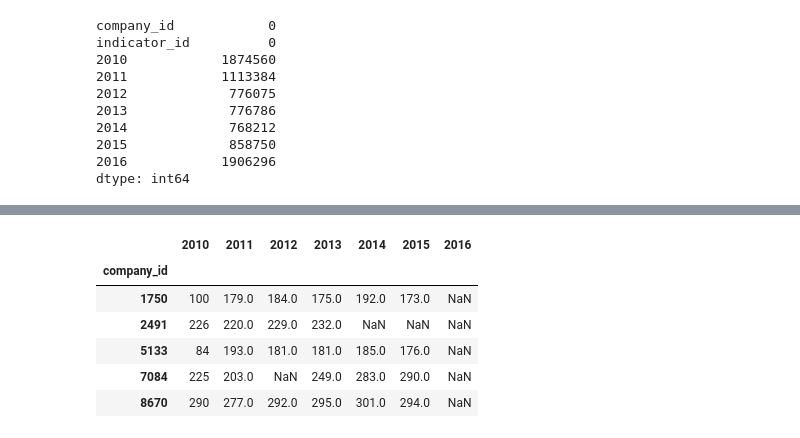
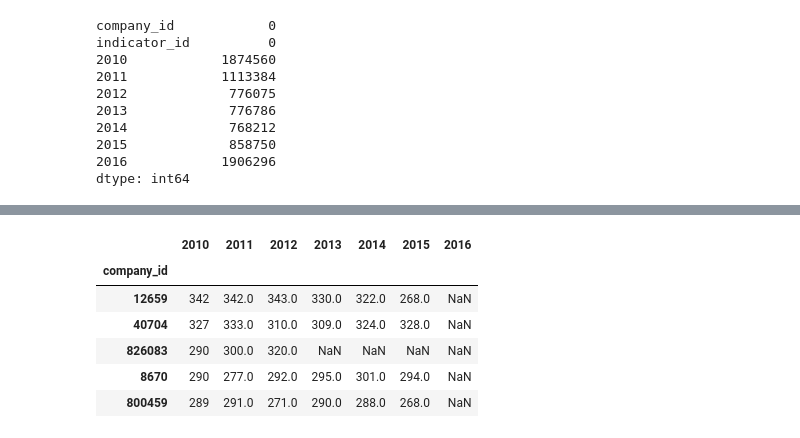
Before and after one commit to trupteshpatel02/us-stock-fundamentals, a Jupyter notebook: code/stockfundamentals.ipynb, the cells around one changed output, grey strips where cells are left out. Cells and saved outputs as stored; diff of their text form; code cells hidden in the pictures.

```diff
--- a/code/stockfundamentals.ipynb
+++ b/code/stockfundamentals.ipynb
@@ -181,18 +89,15 @@ df[df.indicator_id == 'StockholdersEquity']
 # %%
-# Number of Idicators by company
-df_ind_count = pd.DataFrame()
+# Number of Indicators by company
+ind_count_company = pd.DataFrame()
 for year in range(2010,2017,1):
-    df_ind_count[year] = df[['company_id', 'indicator_id', str(year)]].dropna().groupby('company_id')['indicator_id'].count()
-df_ind_count.shape #247 comapies 7 coloumns
-#if the count of indicators is null is all coloumns drop the row
-#df_ind_count.dropna(axis=0,how='all',subset= [year for year in range(2010,2017,1)])
-df_ind_count.isnull().sum()
-df_ind_count.head()
+    ind_count_company[year] = df[['company_id', 'indicator_id', str(year)]].dropna().groupby('company_id')['indicator_id'].count().sort_values(ascending=False)
+
+ind_count_company.head()
 # %% [output]
 |  | 2010 | 2011 | 2012 | 2013 | 2014 | 2015 | 2016 |
 | company_id |  |  |  |  |  |  |  |
-| 1750 | 100 | 179.0 | 184.0 | 175.0 | 192.0 | 173.0 | NaN |
-| 2491 | 226 | 220.0 | 229.0 | 232.0 | NaN | NaN | NaN |
-| 5133 | 84 | 193.0 | 181.0 | 181.0 | 185.0 | 176.0 | NaN |
-| 7084 | 225 | 203.0 | NaN | 249.0 | 283.0 | 290.0 | NaN |
+| 12659 | 342 | 342.0 | 343.0 | 330.0 | 322.0 | 268.0 | NaN |
+| 40704 | 327 | 333.0 | 310.0 | 309.0 | 324.0 | 328.0 | NaN |
+| 826083 | 290 | 300.0 | 320.0 | NaN | NaN | NaN | NaN |
 | 8670 | 290 | 277.0 | 292.0 | 295.0 | 301.0 | 294.0 | NaN |
+| 800459 | 289 | 291.0 | 271.0 | 290.0 | 288.0 | 268.0 | NaN |
```
Also changed, not shown: parts of 32 cells of this notebook.
